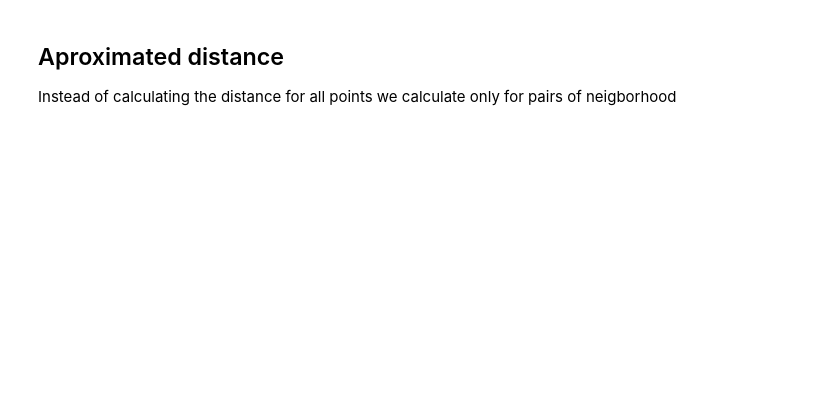
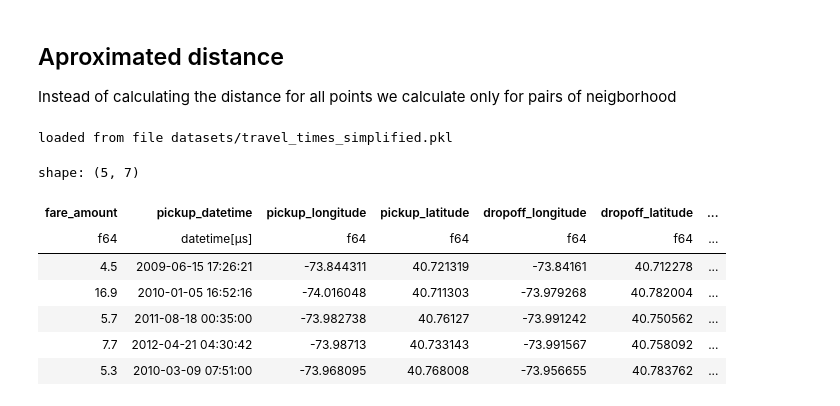
Before and after one commit to FaediMichele/TaxiFarePrediction, a Jupyter notebook: plot_osmnx.ipynb, the cells around one changed output. Cells and saved outputs as stored; diff of their text form; code cells hidden in the pictures; blank space fills up the shorter version.

Commit message:
More osmnx notebook
Compute distances for a sample of data.

```diff
--- a/plot_osmnx.ipynb
+++ b/plot_osmnx.ipynb
@@ -93,2 +100,30 @@ Instead of calculating the distance for all points we calculate only for pairs o
+# %%
+travel_times_path = 'datasets/travel_times_simplified.pkl'
+
+if os.path.exists(travel_times_path):
+    with open(travel_times_path, 'rb') as f:
+        warnings.warn('Distance matrix is a pickled file: use only '
+                        'from trusted sources')
+        travel_times = pickle.load(f)
+    print(f'loaded from file {travel_times_path}')
+else:
+    travel_times = data.compute_graph_distances(G_undirected)
+
+    with open(travel_times_path, 'wb') as f:
+        pickle.dump(travel_times, f)
+# %% [output]
+loaded from file datasets/travel_times_simplified.pkl
+# %%
+df = data.load_data().fetch(5_000_000)
+df.head()
+# %% [output]
+shape: (5, 7)
+| fare_amount | pickup_datetime | pickup_longitude | pickup_latitude | dropoff_longitude | dropoff_latitude | ... |
+| f64 | datetime[μs] | f64 | f64 | f64 | f64 | ... |
+| 4.5 | 2009-06-15 17:26:21 | -73.844311 | 40.721319 | -73.84161 | 40.712278 | ... |
+| 16.9 | 2010-01-05 16:52:16 | -74.016048 | 40.711303 | -73.979268 | 40.782004 | ... |
+| 5.7 | 2011-08-18 00:35:00 | -73.982738 | 40.76127 | -73.991242 | 40.750562 | ... |
+| 7.7 | 2012-04-21 04:30:42 | -73.98713 | 40.733143 | -73.991567 | 40.758092 | ... |
+| 5.3 | 2010-03-09 07:51:00 | -73.968095 | 40.768008 | -73.956655 | 40.783762 | ... |
 # %%
 kdtree = data.kdtree_from_graph(G)
```
Also changed, not shown: parts of 8 cells of this notebook.
